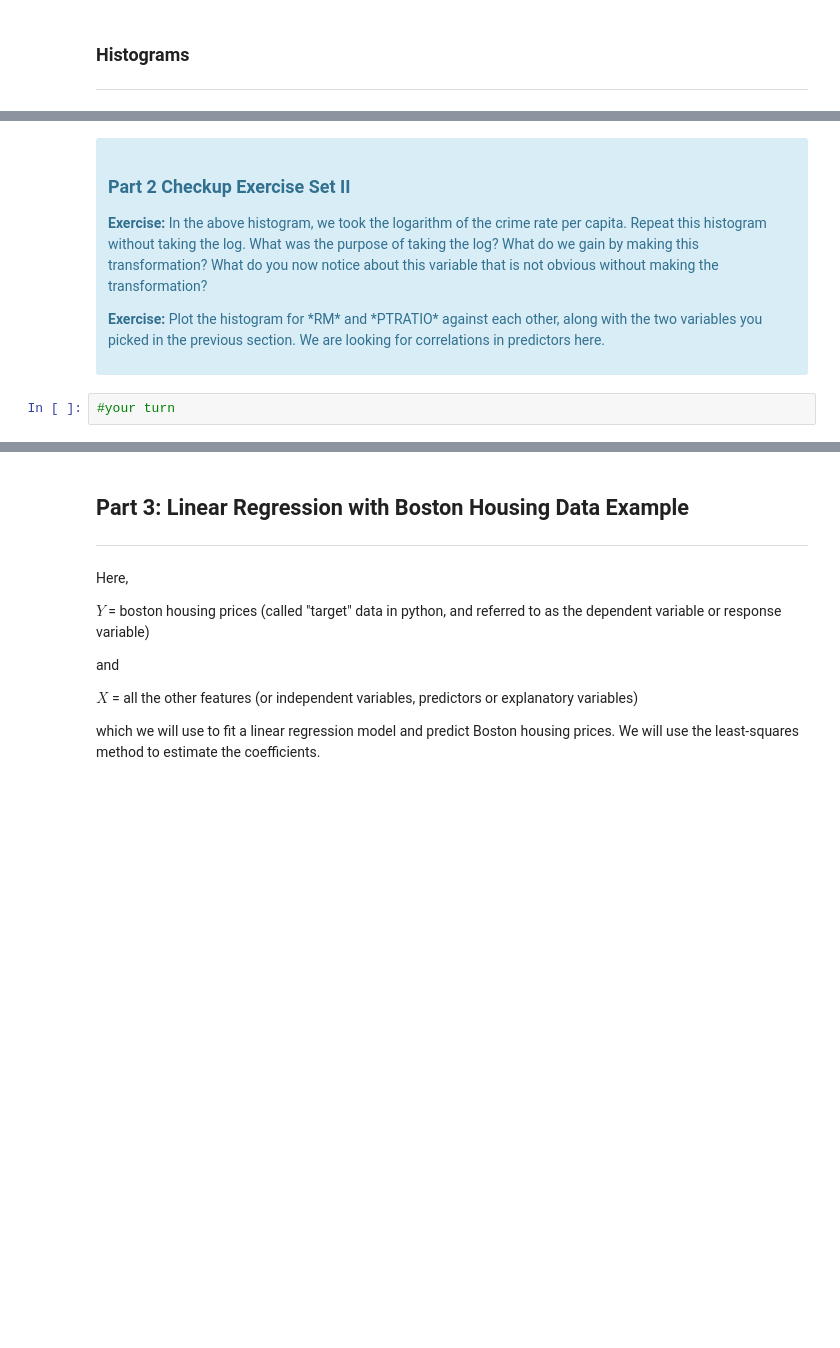
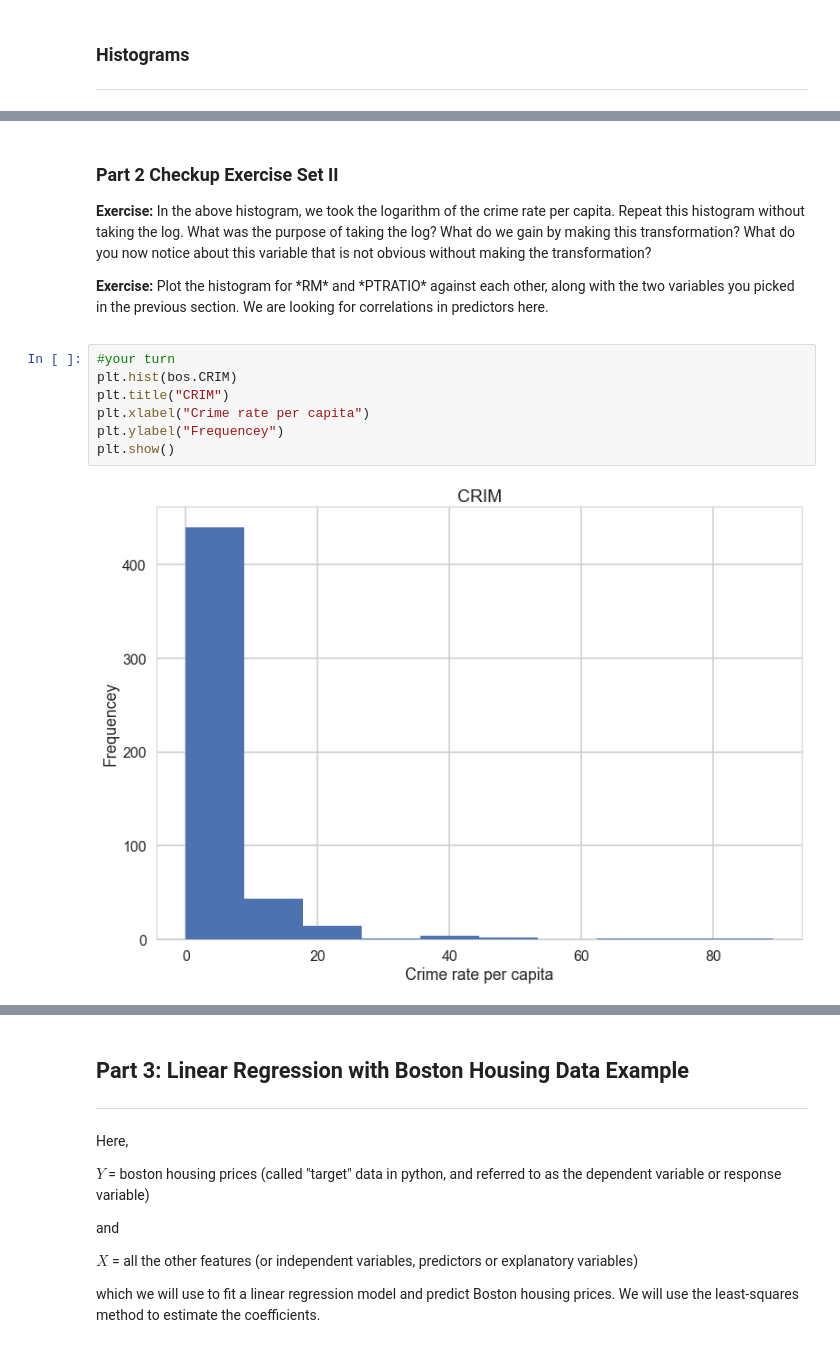
Before and after one commit to vpatel94/springboard, a Jupyter notebook: machine learning/linear_regression/Mini_Project_Linear_Regression.ipynb, the cells around one changed output, grey strips where cells are left out. Drawn from its saved outputs; the diff is of its cells as text; blank space fills up the shorter version.

```diff
--- a/machine learning/linear_regression/Mini_Project_Linear_Regression.ipynb
+++ b/machine learning/linear_regression/Mini_Project_Linear_Regression.ipynb
@@ -245,10 +335,16 @@ plt.show()
 # %% [markdown]
-<div class="span5 alert alert-info">
+
 <h3>Part 2 Checkup Exercise Set II</h3>
 
 <p><b>Exercise:</b> In the above histogram, we took the logarithm of the crime rate per capita. Repeat this histogram without taking the log. What was the purpose of taking the log? What do we gain by making this transformation? What do you now notice about this variable that is not obvious without making the transformation?
 
 <p><b>Exercise:</b> Plot the histogram for *RM* and *PTRATIO* against each other, along with the two variables you picked in the previous section. We are looking for correlations in predictors here.</p>
-</div>
-# %%
-#your turn
+# %%
+#your turn
+plt.hist(bos.CRIM)
+plt.title("CRIM")
+plt.xlabel("Crime rate per capita")
+plt.ylabel("Frequencey")
+plt.show()
+# %% [output]
+[figure, added]
```
Also changed, not shown: parts of 58 cells of this notebook.
